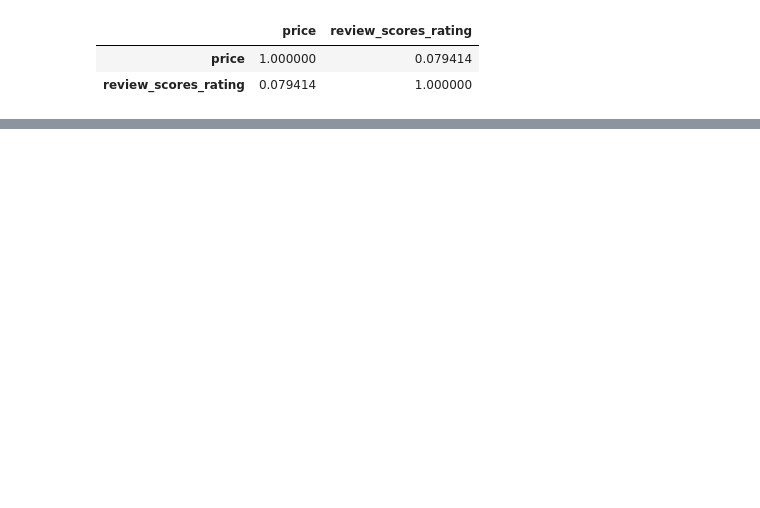
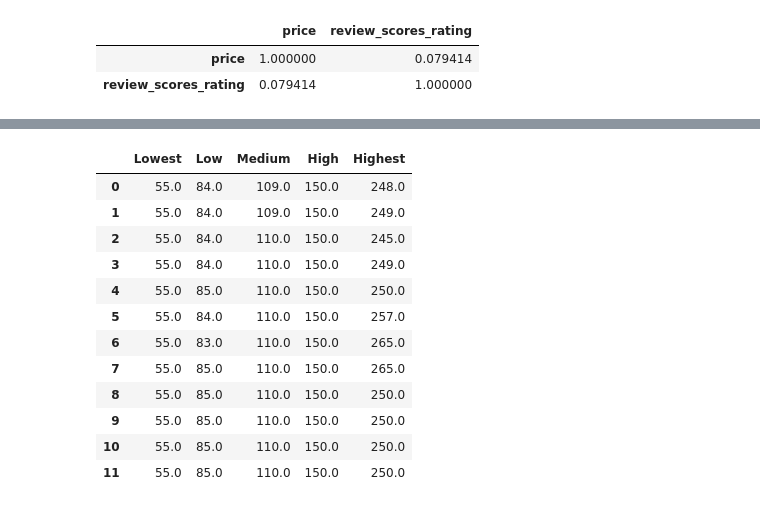
Before and after one commit to sunny0402/airbnb_data, a Jupyter notebook: airbnb_seattle.ipynb, the cells around one changed output, grey strips where cells are left out. Saved outputs shown, nothing was run; the diff lists cells and outputs as text; code cells hidden in the pictures; blank space fills up the shorter version.

```diff
--- a/airbnb_seattle.ipynb
+++ b/airbnb_seattle.ipynb
@@ -171,0 +189,2 @@ calendar_join_ratings[['price','review_scores_rating']].corr()
+# %%
+date_grouped = date_df.groupby(['price_category','month'],as_index=False)
@@ -171,0 +223,19 @@ calendar_join_ratings[['price','review_scores_rating']].corr()
+# %%
+summary_df = pd.DataFrame(data=categories_data,\
+                          columns=categories_data.keys())
+
+summary_df
+# %% [output]
+|  | Lowest | Low | Medium | High | Highest |
+| 0 | 55.0 | 84.0 | 109.0 | 150.0 | 248.0 |
+| 1 | 55.0 | 84.0 | 109.0 | 150.0 | 249.0 |
+| 2 | 55.0 | 84.0 | 110.0 | 150.0 | 245.0 |
+| 3 | 55.0 | 84.0 | 110.0 | 150.0 | 249.0 |
+| 4 | 55.0 | 85.0 | 110.0 | 150.0 | 250.0 |
+| 5 | 55.0 | 84.0 | 110.0 | 150.0 | 257.0 |
+| 6 | 55.0 | 83.0 | 110.0 | 150.0 | 265.0 |
+| 7 | 55.0 | 85.0 | 110.0 | 150.0 | 265.0 |
+| 8 | 55.0 | 85.0 | 110.0 | 150.0 | 250.0 |
+| 9 | 55.0 | 85.0 | 110.0 | 150.0 | 250.0 |
+| 10 | 55.0 | 85.0 | 110.0 | 150.0 | 250.0 |
+| 11 | 55.0 | 85.0 | 110.0 | 150.0 | 250.0 |
```
Also changed, not shown: parts of 14 cells of this notebook.
